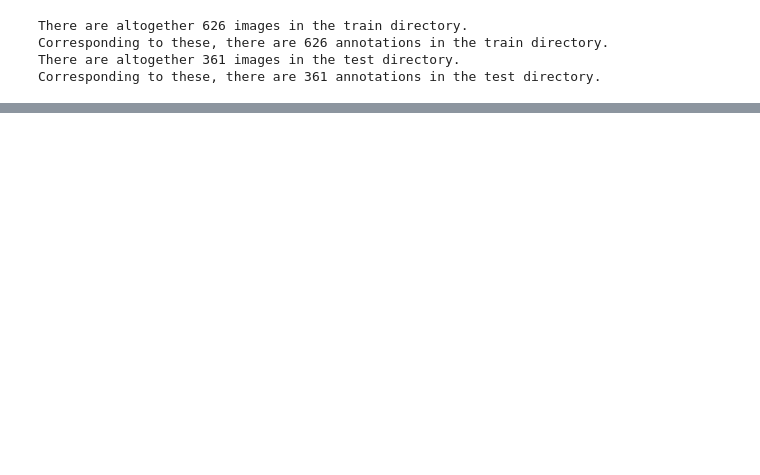
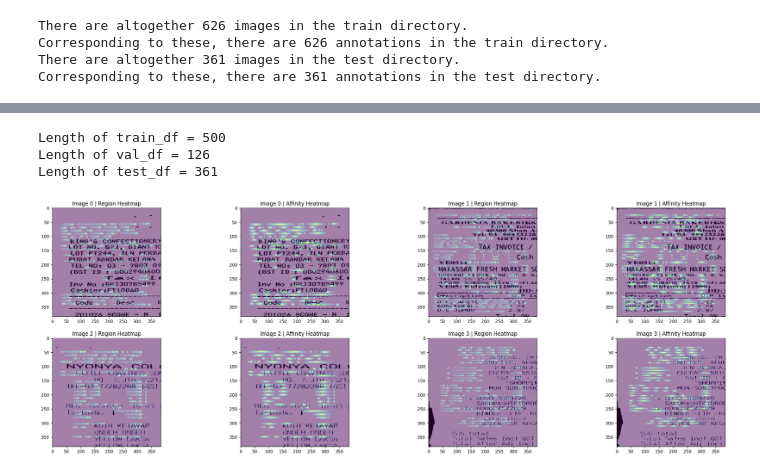
Before and after one commit to NikhilKamathB/OCR, a Jupyter notebook: nbs/Text Detection Notebook.ipynb, the cells around one changed output, grey strips where cells are left out. Saved outputs shown, nothing was run; the diff lists cells and outputs as text; code cells hidden in the pictures; blank space fills up the shorter version.

```diff
--- a/nbs/Text Detection Notebook.ipynb
+++ b/nbs/Text Detection Notebook.ipynb
@@ -86,0 +60,3 @@ plt.imshow(x)
+# %%
+train_df = get_df(DATA_DIR_RAW_TRAIN)
+test_df = get_df(DATA_DIR_RAW_TEST)
@@ -86,0 +72,16 @@ plt.imshow(x)
+# %%
+train_df, val_df = split_data(df=train_df, split_ratio=[0.8])
+print(f"Length of train_df = {len(train_df)}")
+print(f"Length of val_df = {len(val_df)}")
+print(f"Length of test_df = {len(test_df)}")
+# %% [output]
+Length of train_df = 500
+Length of val_df = 126
+Length of test_df = 361
+# %%
+# Get data loaders and visualize its output
+data_generator = OCRData(train_data=train_df, val_data=val_df, test_data=test_df)
+# %%
+data_generator.visualize()
+# %% [output]
+[figure, added]
```
Also changed, not shown: parts of 20 cells of this notebook, 7 other files.
